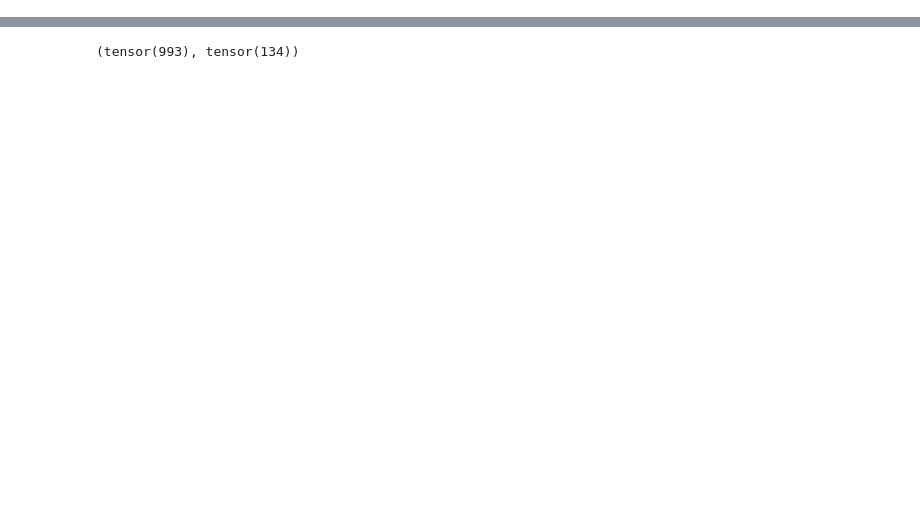
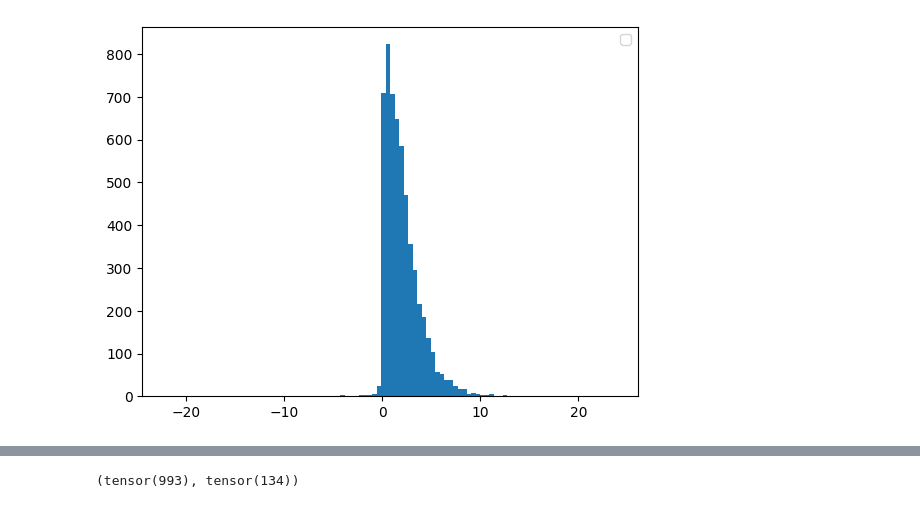
Before and after one commit to loganriggs/sae-rm, a Jupyter notebook: check_top_reward.ipynb, the cells around one changed output, grey strips where cells are left out. Cells and saved outputs as stored; diff of their text form; code cells hidden in the pictures; blank space fills up the shorter version.

```diff
--- a/check_top_reward.ipynb
+++ b/check_top_reward.ipynb
@@ -12,0 +98,8 @@ total_reward_diff.shape, total_reward_diff[0]
+# %%
+e1 = all_effects[:, 20512]
+e1 = e1[e1 != 0]
+plt.hist(e1, bins=100)
+plt.legend()
+plt.show()
+# %% [output]
+[figure, added]
```
Also changed, not shown: parts of 13 cells of this notebook, 5 other files.
